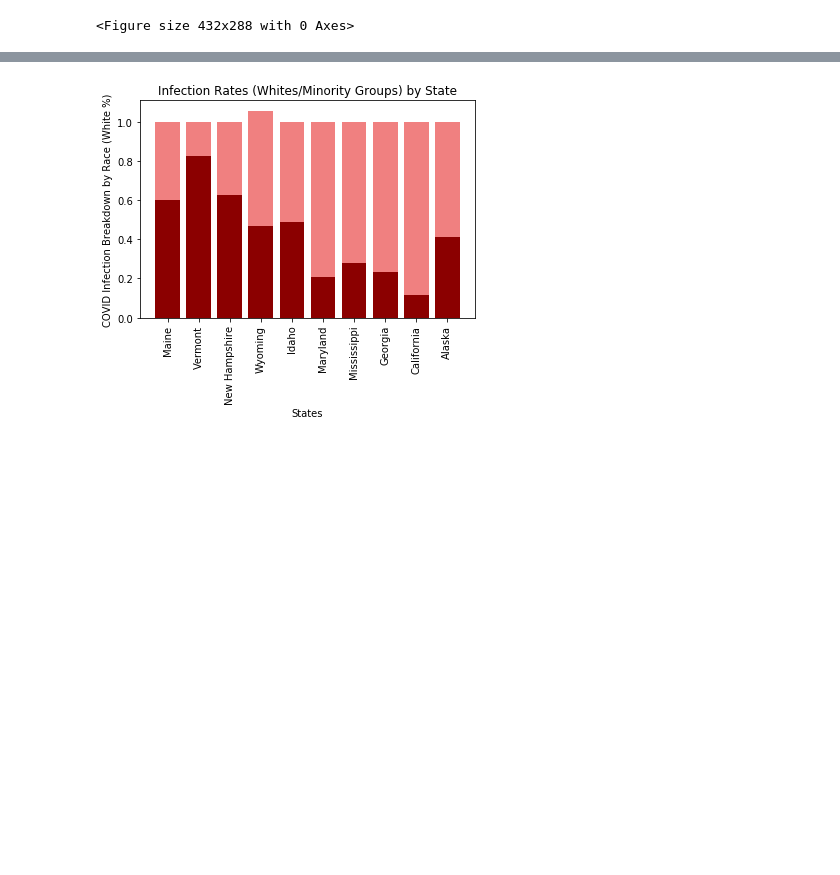
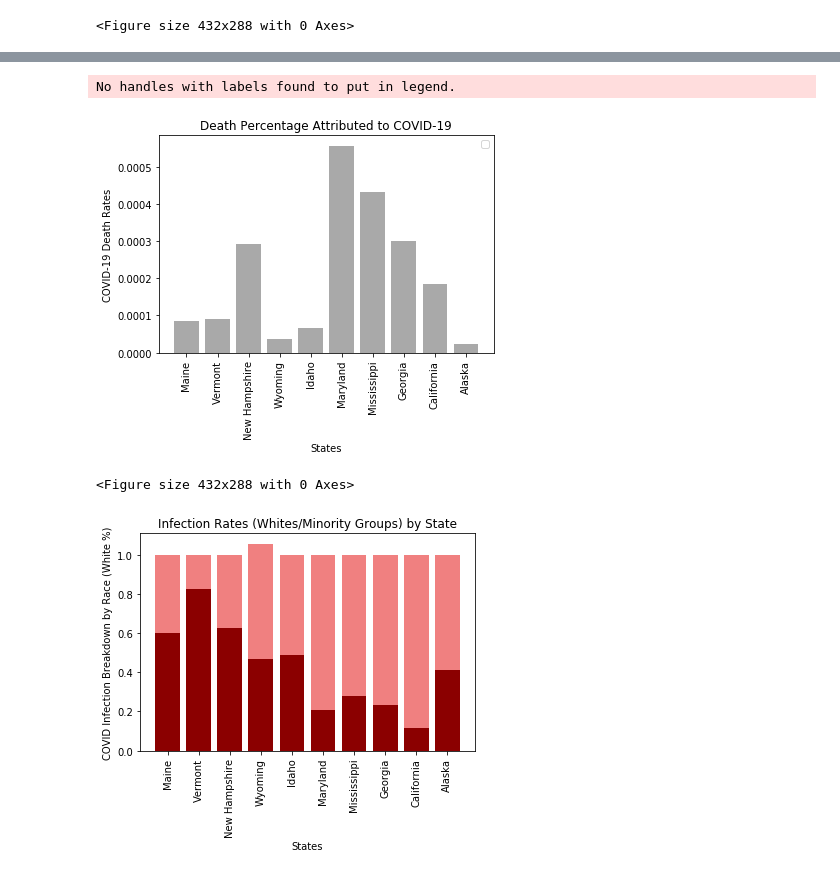
Before and after one commit to MBoerenko/Project1, a Jupyter notebook: CleanUp.ipynb, the cells around one changed output, grey strips where cells are left out. Saved outputs shown, nothing was run; the diff lists cells and outputs as text; code cells hidden in the pictures; blank space fills up the shorter version.

```diff
--- a/CleanUp.ipynb
+++ b/CleanUp.ipynb
@@ -323,4 +296,44 @@ No handles with labels found to put in legend.
 <Figure size 432x288 with 0 Axes>
+# %%
+#Bar chart for COVID-19 infection rates breakdown by state
+
+#Determine % of population infected
+#percentage_infected = racial_breakdown_df["Cases_Total"] / racial_breakdown_df["Population"]
+#racial_breakdown_df["Percentage Infected"] = percentage_infected
+
+#Determine % of deaths
+#percentage_died = racial_breakdown_df["Deaths_Total"] / racial_breakdown_df["Population"]
+#racial_breakdown_df["Death Percentage"] = percentage_died
+
+covid_breakdown_bar = racial_breakdown_df[["State", "Death Percentage"]]
+states = covid_breakdown_bar["State"]
+covid_breakdown_bar = covid_breakdown_bar.set_index(states)
+
+#Plot chart using madplotlib
+#A = covid_breakdown_bar["Percentage Infected"]
+B = covid_breakdown_bar["Death Percentage"]
+
+X = covid_breakdown_bar["State"]
+
+#plt.bar(X, A, color = 'darkred')
+plt.bar(X, B, color = 'darkgray')
+plt.xticks(rotation='vertical')
+
+#covid_breakdown_bar.plot(kind="bar", stacked=True, alpha=0.4)
+
+# Chart our data, give it a title, and label the axes
+plt.xlabel("States")
+plt.ylabel("COVID-19 Death Rates")
+plt.title("Death Percentage Attributed to COVID-19")
+plt.legend(loc='best')
+
+plt.show()
+plt.tight_layout()
+plt.savefig("Charts/%_Deaths_COVID_barchart.png")
+# %% [output]
+No handles with labels found to put in legend.
+[figure, added]
+<Figure size 432x288 with 0 Axes>
 # %%
 #Infection broken down by minorities
 
```
Also changed, not shown: parts of 14 cells of this notebook, 1 other file.
